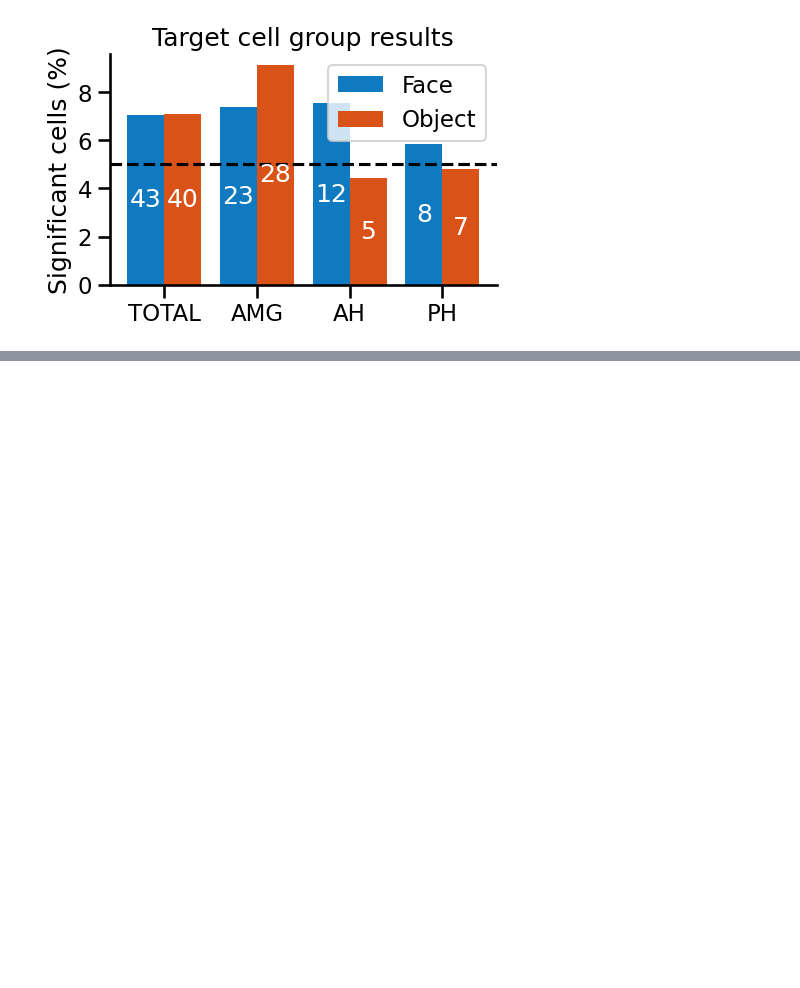
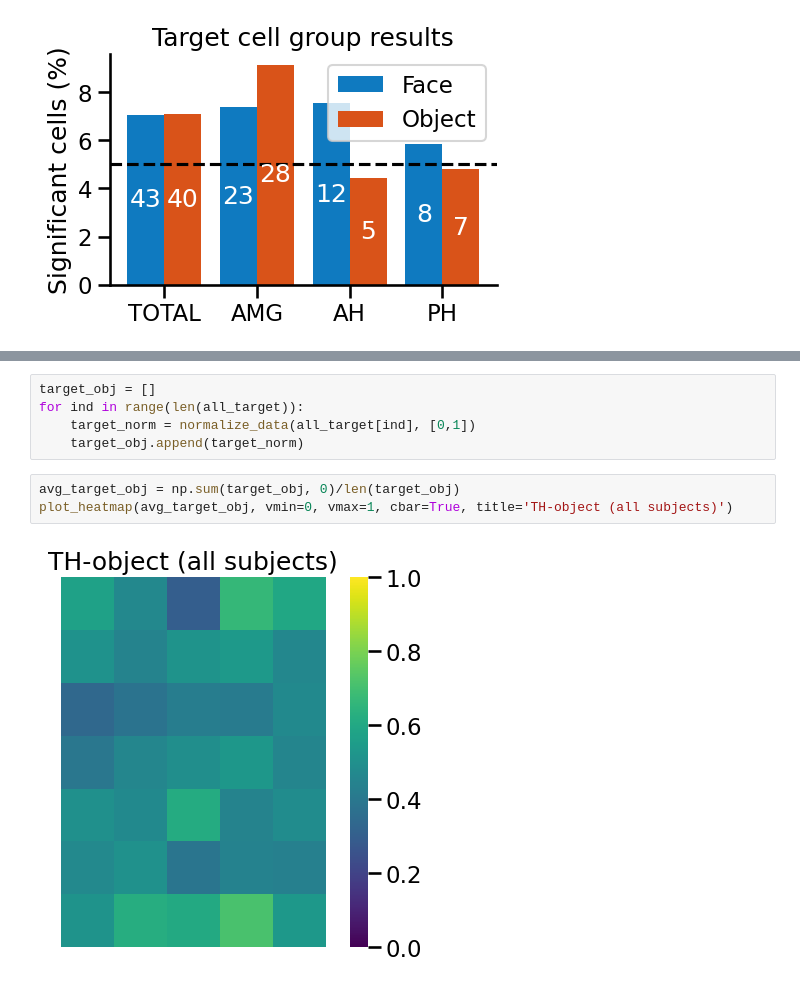
Before and after one commit to HSUPipeline/AnalyzeTH, a Jupyter notebook: notebooks_th/03-SpatialTargetCells.ipynb, the cells around one changed output, grey strips where cells are left out. Cells and saved outputs as stored; diff of their text form; blank space fills up the shorter version.

```diff
--- a/notebooks_th/03-SpatialTargetCells.ipynb
+++ b/notebooks_th/03-SpatialTargetCells.ipynb
@@ -444,0 +593,10 @@ drop_spines(['top', 'right'], ax=ax)
+# %%
+target_obj = []
+for ind in range(len(all_target)):
+    target_norm = normalize_data(all_target[ind], [0,1])
+    target_obj.append(target_norm)
+# %%
+avg_target_obj = np.sum(target_obj, 0)/len(target_obj)
+plot_heatmap(avg_target_obj, vmin=0, vmax=1, cbar=True, title='TH-object (all subjects)')
+# %% [output]
+[figure, added]
```
Also changed, not shown: parts of 12 cells of this notebook.
